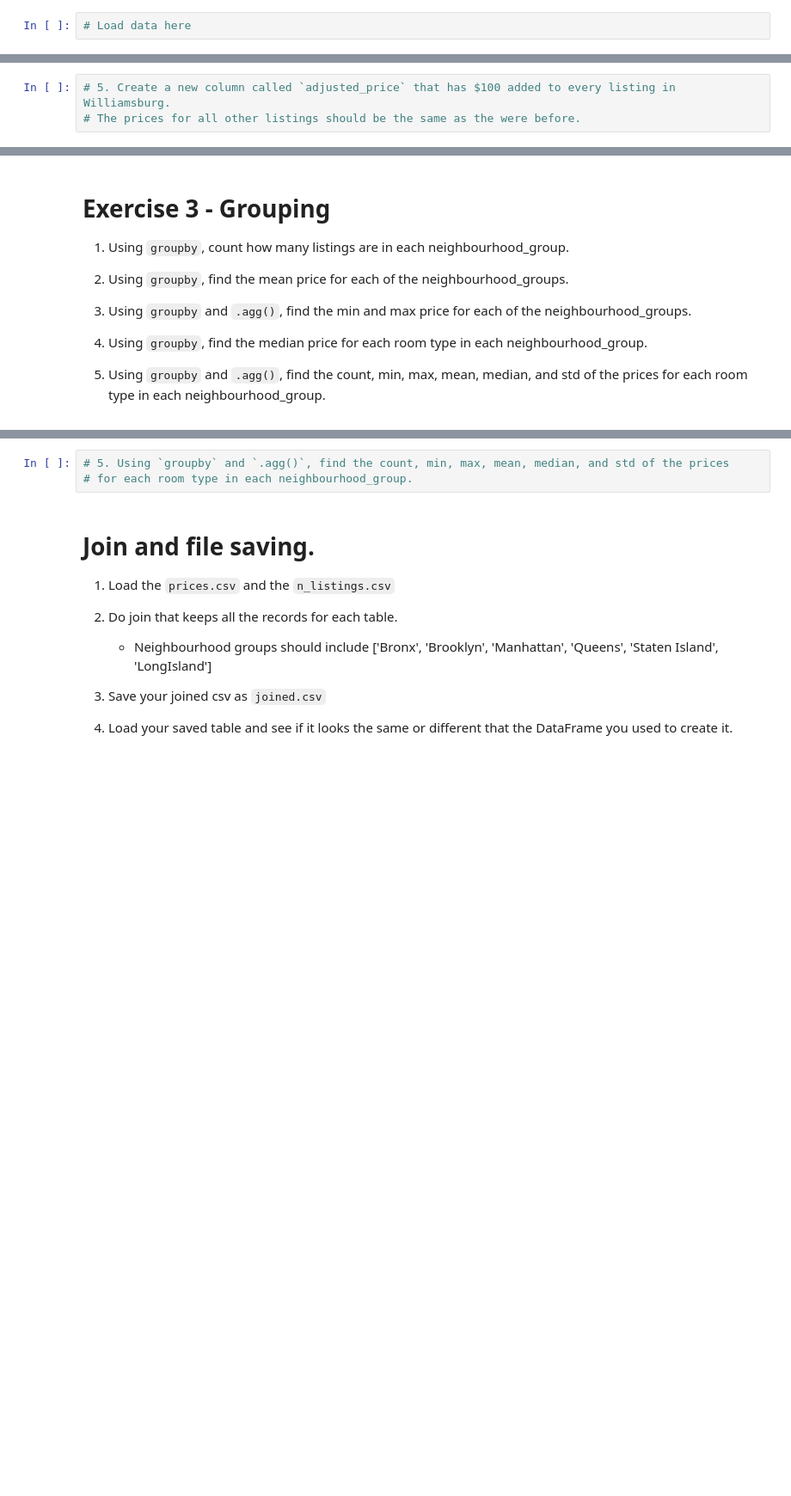
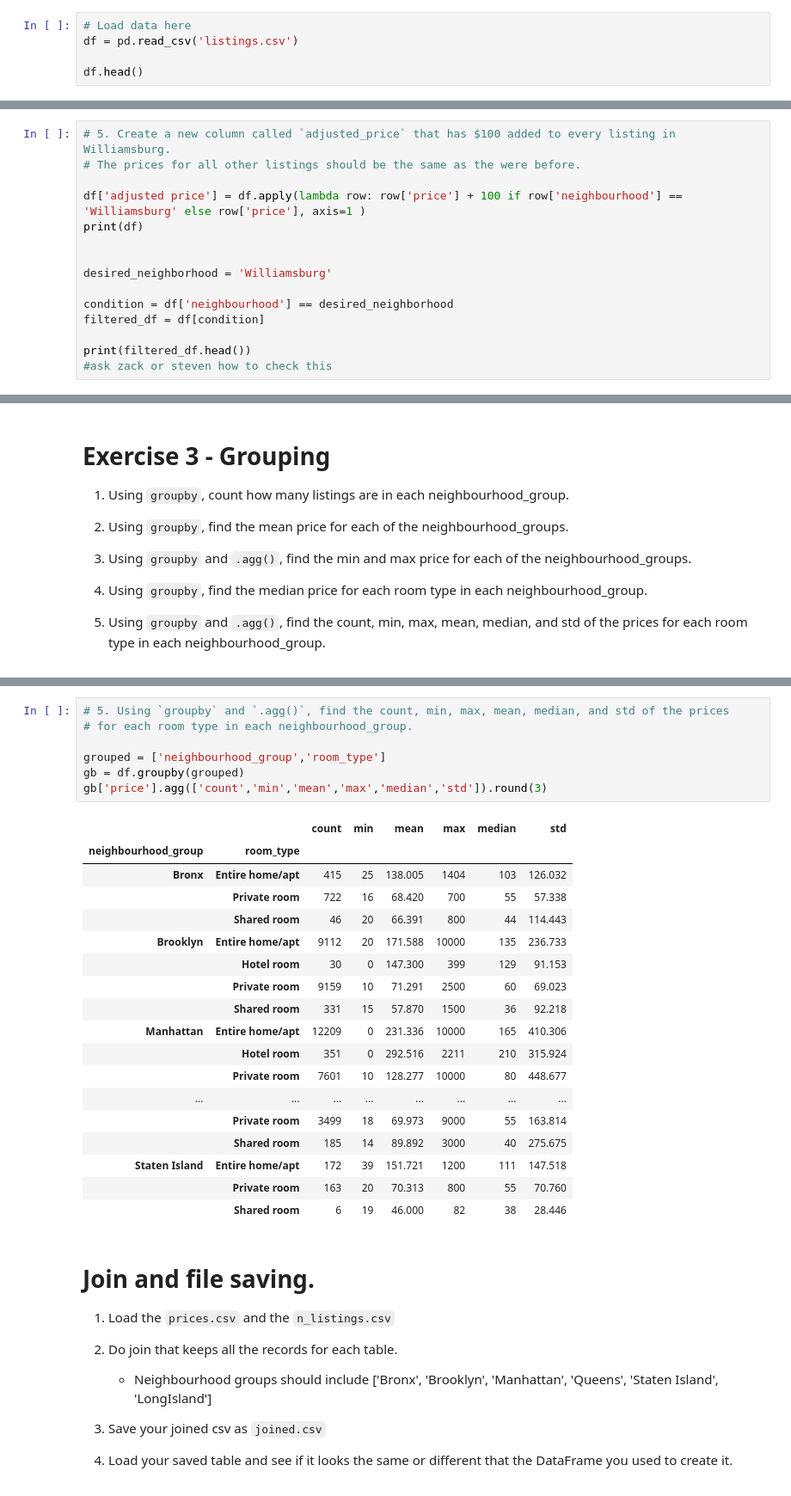
Before and after one commit to BaljinderHothi/my-fork-2023-fall-data-science-fridays, a Jupyter notebook: Week-01-Pandas/Exercise-BH.ipynb, the cells around one changed output, grey strips where cells are left out. Shown: that part at 86% size. Drawn from its saved outputs; the diff is of its cells as text; blank space fills up the shorter version.

```diff
--- a/Week-01-Pandas/Exercise-BH.ipynb
+++ b/Week-01-Pandas/Exercise-BH.ipynb
@@ -16,3 +15,6 @@ import numpy as np
 # Load in the data file using `pd.read_csv()`
 # %%
 # Load data here
+df = pd.read_csv('listings.csv')
+
+df.head()
@@ -51,3 +98,15 @@ Return the following subsets of the dataframe.
 # %%
 # 5. Create a new column called `adjusted_price` that has $100 added to every listing in Williamsburg.
 # The prices for all other listings should be the same as the were before.
+
+df['adjusted price'] = df.apply(lambda row: row['price'] + 100 if row['neighbourhood'] == 'Williamsburg' else row['price'], axis=1 )
+print(df)
+
+
+desired_neighborhood = 'Williamsburg'
+
+condition = df['neighbourhood'] == desired_neighborhood
+filtered_df = df[condition]
+
+print(filtered_df.head())
+#ask zack or steven how to check this
@@ -82,6 +253,29 @@ Return the following subsets of the dataframe.
 # %%
 # 5. Using `groupby` and `.agg()`, find the count, min, max, mean, median, and std of the prices
 # for each room type in each neighbourhood_group.
+
+grouped = ['neighbourhood_group','room_type']
+gb = df.groupby(grouped)
+gb['price'].agg(['count','min','mean','max','median','std']).round(3)
+# %% [output]
+|  |  | count | min | mean | max | median | std |
+| neighbourhood_group | room_type |  |  |  |  |  |  |
+| Bronx | Entire home/apt | 415 | 25 | 138.005 | 1404 | 103 | 126.032 |
+|  | Private room | 722 | 16 | 68.420 | 700 | 55 | 57.338 |
+|  | Shared room | 46 | 20 | 66.391 | 800 | 44 | 114.443 |
+| Brooklyn | Entire home/apt | 9112 | 20 | 171.588 | 10000 | 135 | 236.733 |
+|  | Hotel room | 30 | 0 | 147.300 | 399 | 129 | 91.153 |
+|  | Private room | 9159 | 10 | 71.291 | 2500 | 60 | 69.023 |
+|  | Shared room | 331 | 15 | 57.870 | 1500 | 36 | 92.218 |
+| Manhattan | Entire home/apt | 12209 | 0 | 231.336 | 10000 | 165 | 410.306 |
+|  | Hotel room | 351 | 0 | 292.516 | 2211 | 210 | 315.924 |
+|  | Private room | 7601 | 10 | 128.277 | 10000 | 80 | 448.677 |
+| ... | ... | ... | ... | ... | ... | ... | ... |
+|  | Private room | 3499 | 18 | 69.973 | 9000 | 55 | 163.814 |
+|  | Shared room | 185 | 14 | 89.892 | 3000 | 40 | 275.675 |
+| Staten Island | Entire home/apt | 172 | 39 | 151.721 | 1200 | 111 | 147.518 |
+|  | Private room | 163 | 20 | 70.313 | 800 | 55 | 70.760 |
+|  | Shared room | 6 | 19 | 46.000 | 82 | 38 | 28.446 |
 # %% [markdown]
 # Join and file saving.
 1. Load the `prices.csv` and the `n_listings.csv`
```
Also changed, not shown: parts of 20 cells of this notebook.
